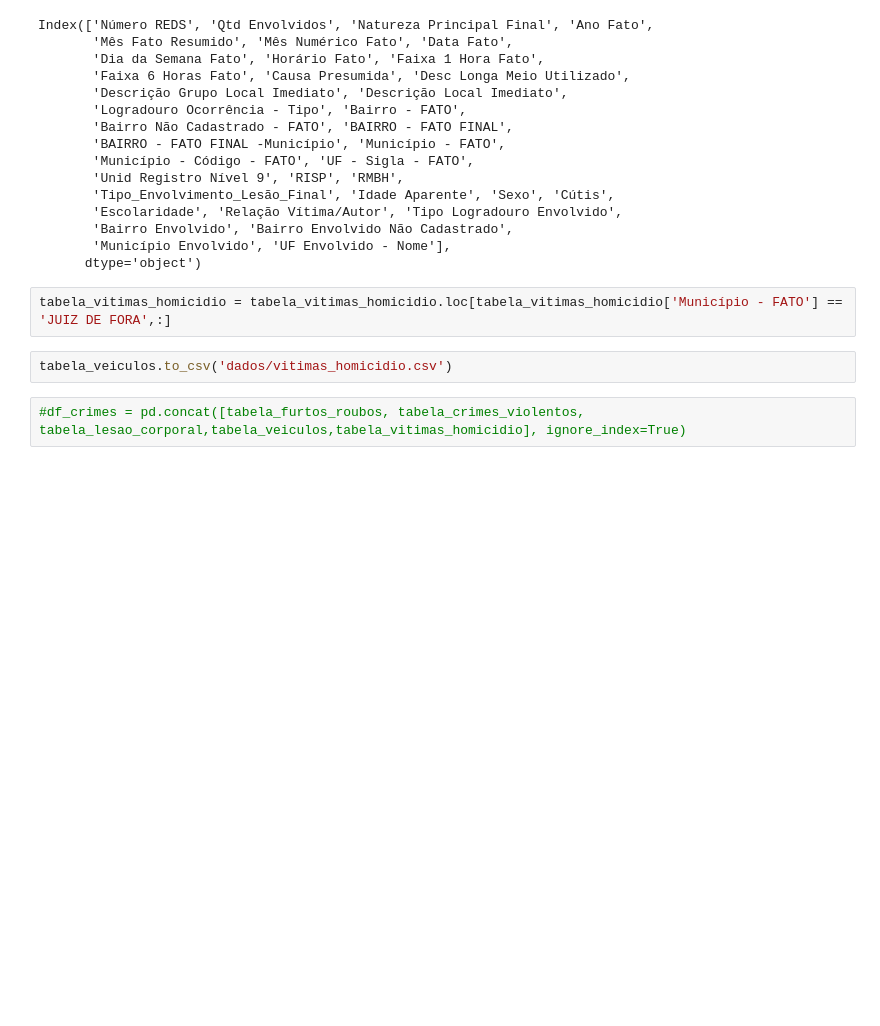
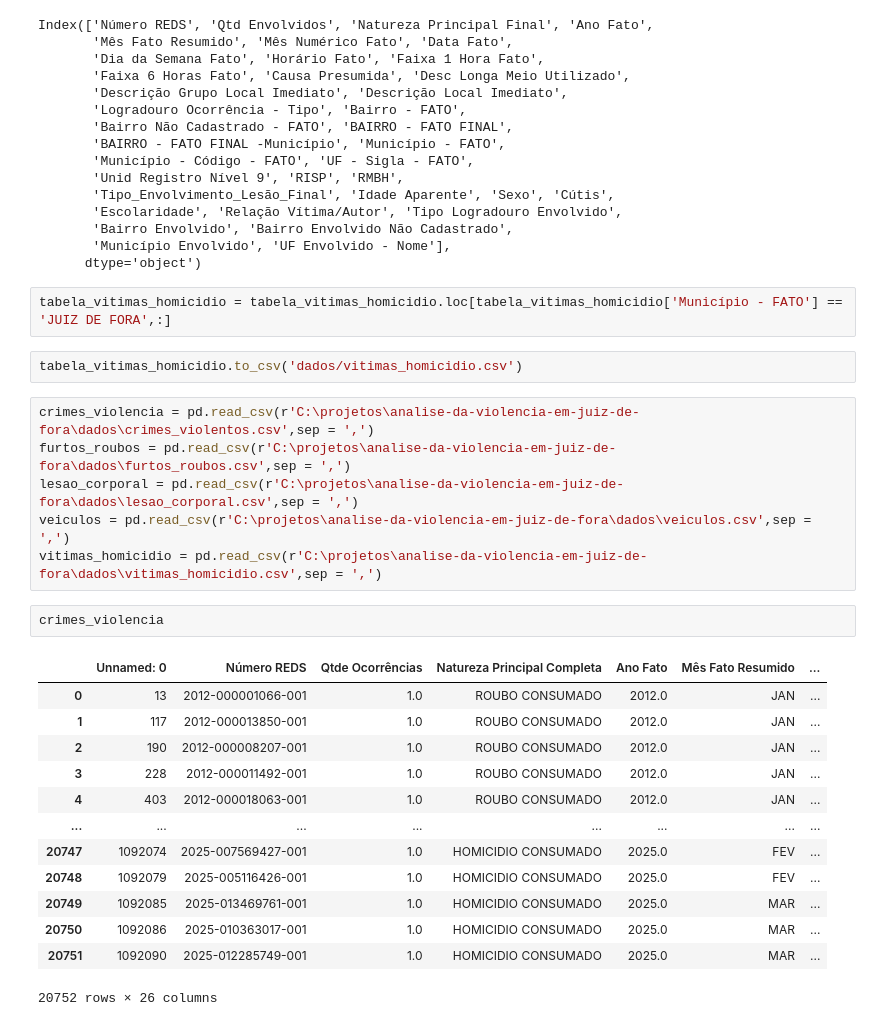
Before and after one commit to carlosrodriguesjf/analise-da-violencia-em-juiz-de-fora, a Jupyter notebook: pre_tratamento_base.ipynb, the cells around one changed output. Cells and saved outputs as stored; diff of their text form; blank space fills up the shorter version.

Commit message:
Tabela crimes violentos limpa

```diff
--- a/pre_tratamento_base.ipynb
+++ b/pre_tratamento_base.ipynb
@@ -106,6 +106,26 @@ Index(['Número REDS', 'Qtd Envolvidos', 'Natureza Principal Final', 'Ano Fato',
 # %%
 tabela_vitimas_homicidio = tabela_vitimas_homicidio.loc[tabela_vitimas_homicidio['Município - FATO'] == 'JUIZ DE FORA',:]
 # %%
-tabela_veiculos.to_csv('dados/vitimas_homicidio.csv')
+tabela_vitimas_homicidio.to_csv('dados/vitimas_homicidio.csv')
-# %%
-#df_crimes = pd.concat([tabela_furtos_roubos, tabela_crimes_violentos, tabela_lesao_corporal,tabela_veiculos,tabela_vitimas_homicidio], ignore_index=True)
+# %%
+crimes_violencia = pd.read_csv(r'C:\projetos\analise-da-violencia-em-juiz-de-fora\dados\crimes_violentos.csv',sep = ',')
+furtos_roubos = pd.read_csv(r'C:\projetos\analise-da-violencia-em-juiz-de-fora\dados\furtos_roubos.csv',sep = ',')
+lesao_corporal = pd.read_csv(r'C:\projetos\analise-da-violencia-em-juiz-de-fora\dados\lesao_corporal.csv',sep = ',')
+veiculos = pd.read_csv(r'C:\projetos\analise-da-violencia-em-juiz-de-fora\dados\veiculos.csv',sep = ',')
+vitimas_homicidio = pd.read_csv(r'C:\projetos\analise-da-violencia-em-juiz-de-fora\dados\vitimas_homicidio.csv',sep = ',')
+# %%
+crimes_violencia
+# %% [output]
+|  | Unnamed: 0 | Número REDS | Qtde Ocorrências | Natureza Principal Completa | Ano Fato | Mês Fato Resumido | ... |
+| 0 | 13 | 2012-000001066-001 | 1.0 | ROUBO CONSUMADO | 2012.0 | JAN | ... |
+| 1 | 117 | 2012-000013850-001 | 1.0 | ROUBO CONSUMADO | 2012.0 | JAN | ... |
+| 2 | 190 | 2012-000008207-001 | 1.0 | ROUBO CONSUMADO | 2012.0 | JAN | ... |
+| 3 | 228 | 2012-000011492-001 | 1.0 | ROUBO CONSUMADO | 2012.0 | JAN | ... |
+| 4 | 403 | 2012-000018063-001 | 1.0 | ROUBO CONSUMADO | 2012.0 | JAN | ... |
+| ... | ... | ... | ... | ... | ... | ... | ... |
+| 20747 | 1092074 | 2025-007569427-001 | 1.0 | HOMICIDIO CONSUMADO | 2025.0 | FEV | ... |
+| 20748 | 1092079 | 2025-005116426-001 | 1.0 | HOMICIDIO CONSUMADO | 2025.0 | FEV | ... |
+| 20749 | 1092085 | 2025-013469761-001 | 1.0 | HOMICIDIO CONSUMADO | 2025.0 | MAR | ... |
+| 20750 | 1092086 | 2025-010363017-001 | 1.0 | HOMICIDIO CONSUMADO | 2025.0 | MAR | ... |
+| 20751 | 1092090 | 2025-012285749-001 | 1.0 | HOMICIDIO CONSUMADO | 2025.0 | MAR | ... |
+20752 rows × 26 columns
```
Also changed, not shown: parts of 6 cells of this notebook, 6 other files.
